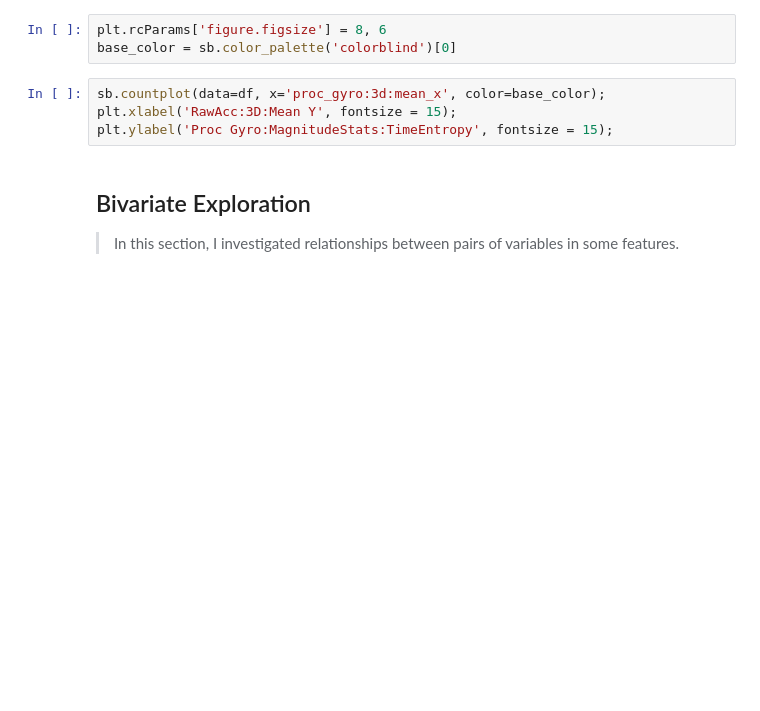
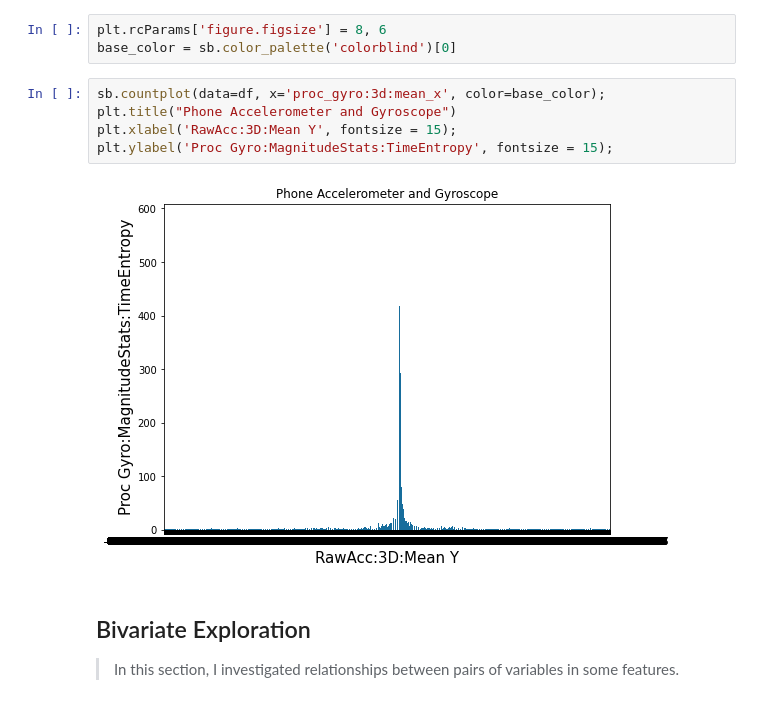
Before and after one commit to robertson-oa/DS_Challenge, a Jupyter notebook: Part 1_understanding the dataset.ipynb, the cells around one changed output. Cells and saved outputs as stored; diff of their text form; blank space fills up the shorter version.

```diff
--- a/Part 1_understanding the dataset.ipynb
+++ b/Part 1_understanding the dataset.ipynb
@@ -146,8 +334,11 @@ plt.rcParams['figure.figsize'] = 8, 6
 base_color = sb.color_palette('colorblind')[0]
 # %%
 sb.countplot(data=df, x='proc_gyro:3d:mean_x', color=base_color);
+plt.title("Phone Accelerometer and Gyroscope")
 plt.xlabel('RawAcc:3D:Mean Y', fontsize = 15);
 plt.ylabel('Proc Gyro:MagnitudeStats:TimeEntropy', fontsize = 15);
+# %% [output]
+[figure, added]
 # %% [markdown]
 ## Bivariate Exploration
 
```
Also changed, not shown: parts of 33 cells of this notebook, 1 other file.
